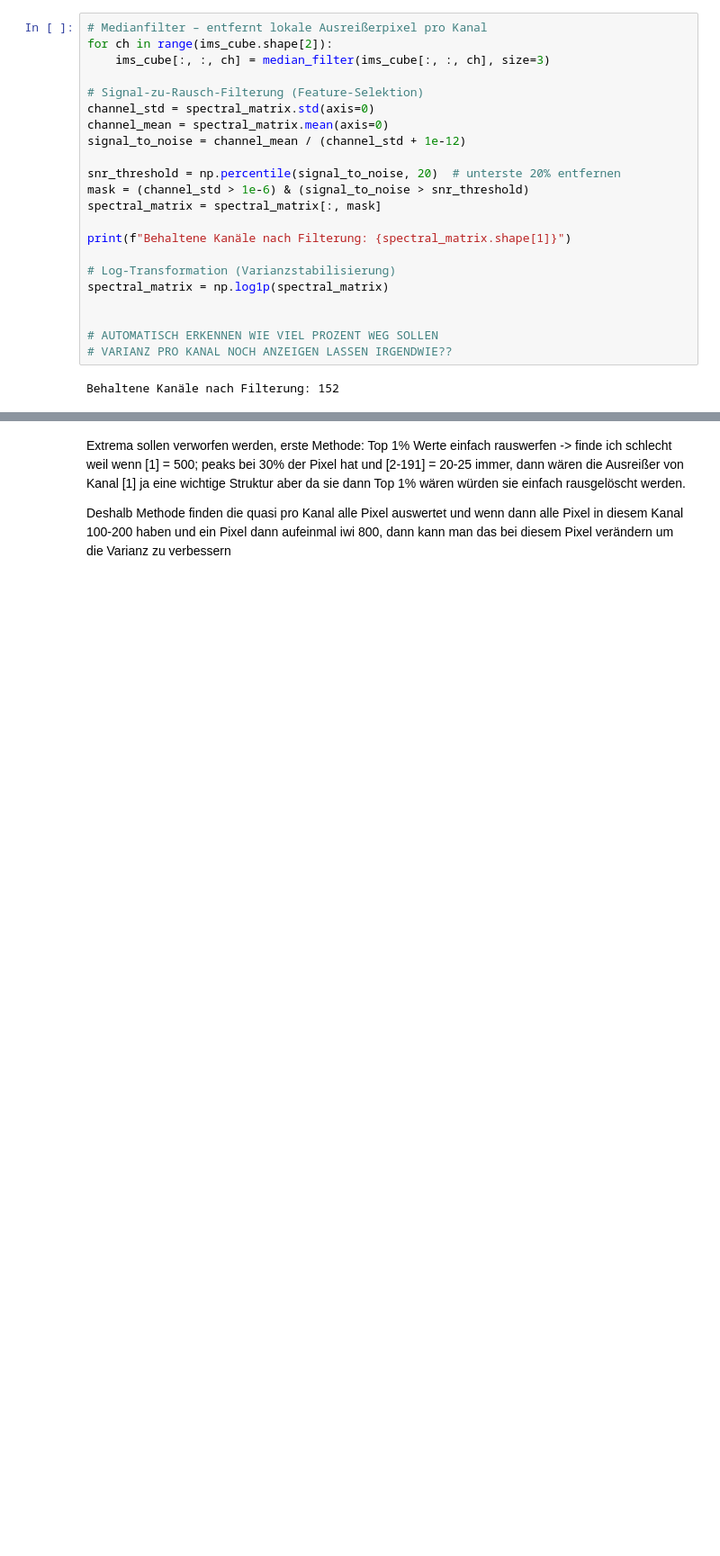
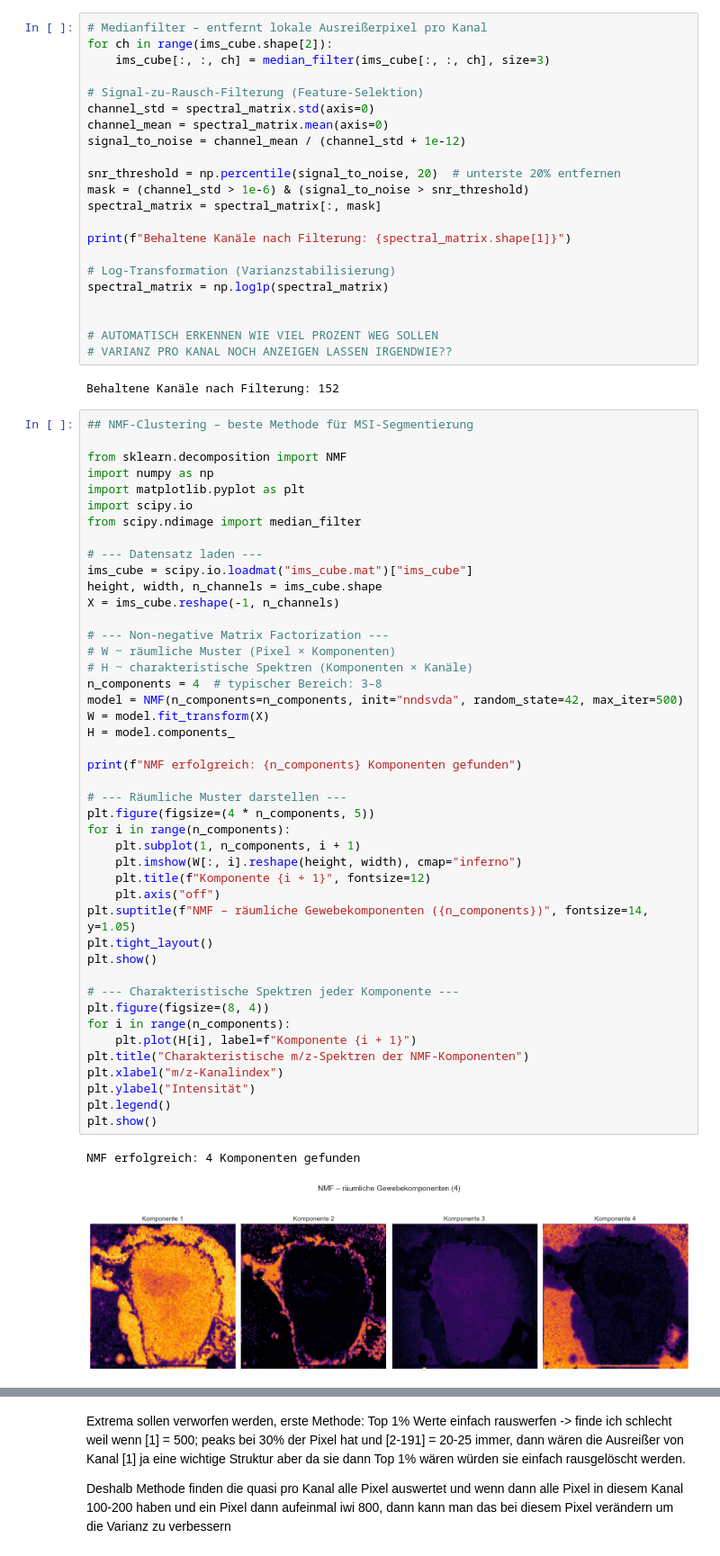
Before and after one commit to janphr03/MassSpectrometryImaging, a Jupyter notebook: Main.ipynb, the cells around one changed output, grey strips where cells are left out. Shown at 90% size. Drawn from its saved outputs; the diff is of its cells as text; blank space fills up the shorter version.

```diff
--- a/Main.ipynb
+++ b/Main.ipynb
@@ -147,3 +146,50 @@ spectral_matrix = np.log1p(spectral_matrix)
 # VARIANZ PRO KANAL NOCH ANZEIGEN LASSEN IRGENDWIE??
 # %% [output]
 Behaltene Kanäle nach Filterung: 152
+# %%
+## NMF-Clustering – beste Methode für MSI-Segmentierung
+
+from sklearn.decomposition import NMF
+import numpy as np
+import matplotlib.pyplot as plt
+import scipy.io
+from scipy.ndimage import median_filter
+
+# --- Datensatz laden ---
+ims_cube = scipy.io.loadmat("ims_cube.mat")["ims_cube"]
+height, width, n_channels = ims_cube.shape
+X = ims_cube.reshape(-1, n_channels)
+
+# --- Non-negative Matrix Factorization ---
+# W ~ räumliche Muster (Pixel × Komponenten)
+# H ~ charakteristische Spektren (Komponenten × Kanäle)
+n_components = 4  # typischer Bereich: 3–8
+model = NMF(n_components=n_components, init="nndsvda", random_state=42, max_iter=500)
+W = model.fit_transform(X)
+H = model.components_
+
+print(f"NMF erfolgreich: {n_components} Komponenten gefunden")
+
+# --- Räumliche Muster darstellen ---
+plt.figure(figsize=(4 * n_components, 5))
+for i in range(n_components):
+    plt.subplot(1, n_components, i + 1)
+    plt.imshow(W[:, i].reshape(height, width), cmap="inferno")
+    plt.title(f"Komponente {i + 1}", fontsize=12)
+    plt.axis("off")
+plt.suptitle(f"NMF – räumliche Gewebekomponenten ({n_components})", fontsize=14, y=1.05)
+plt.tight_layout()
+plt.show()
+
+# --- Charakteristische Spektren jeder Komponente ---
+plt.figure(figsize=(8, 4))
+for i in range(n_components):
+    plt.plot(H[i], label=f"Komponente {i + 1}")
+plt.title("Charakteristische m/z-Spektren der NMF-Komponenten")
+plt.xlabel("m/z-Kanalindex")
+plt.ylabel("Intensität")
+plt.legend()
+plt.show()
+# %% [output]
+NMF erfolgreich: 4 Komponenten gefunden
+[figure, added]
```
Also changed, not shown: parts of 9 cells of this notebook.
